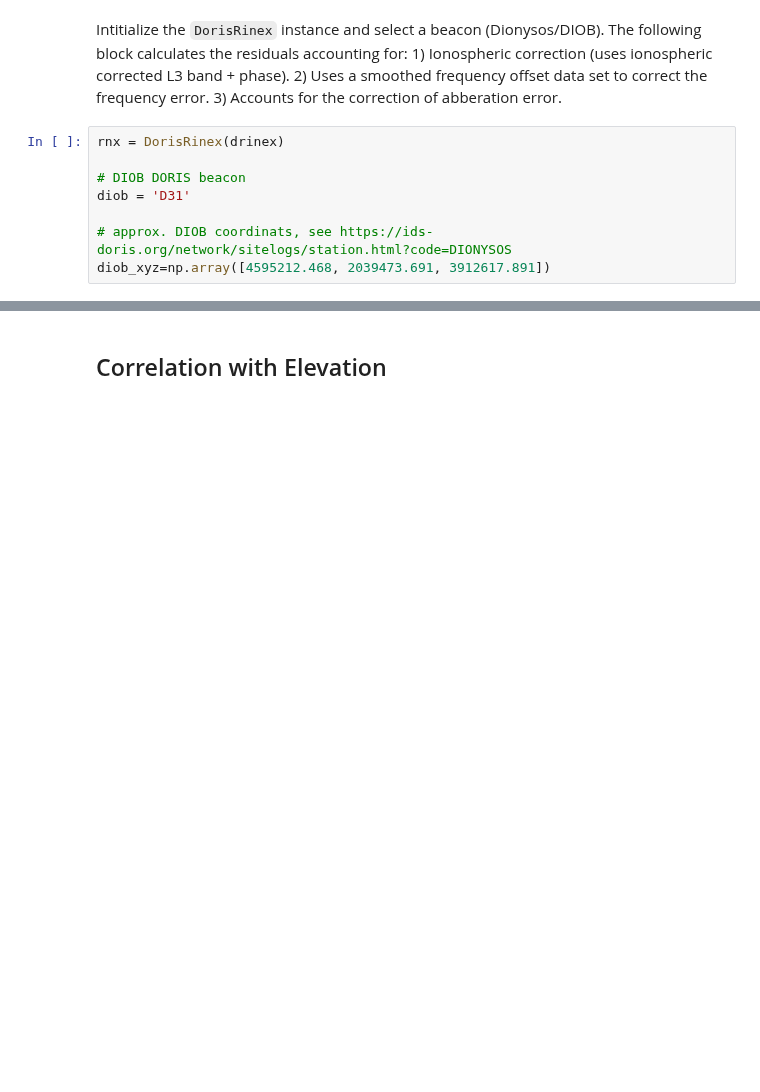
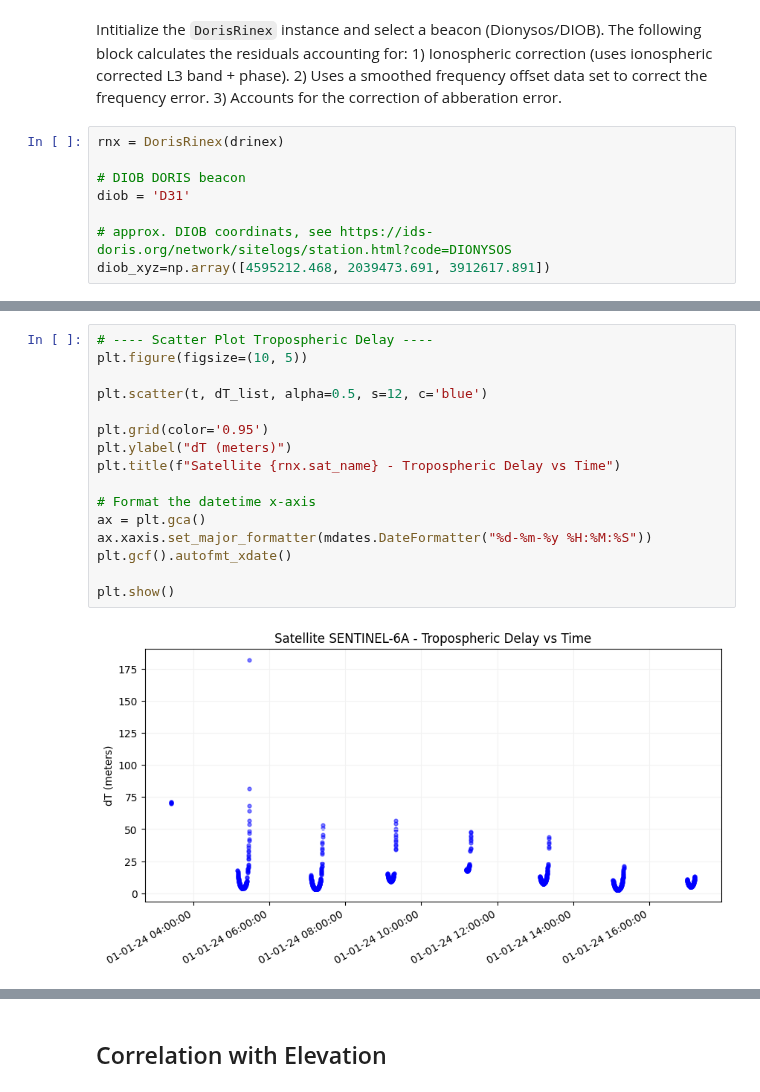
Before and after one commit to DSOlab/AcademicSoftware, a Jupyter notebook: JupiterLab/doris/doris_soph.ipynb, the cells around one changed output, grey strips where cells are left out. Saved outputs shown, nothing was run; the diff lists cells and outputs as text; blank space fills up the shorter version.

Commit message:
tropo update

```diff
--- a/JupiterLab/doris/doris_soph.ipynb
+++ b/JupiterLab/doris/doris_soph.ipynb
@@ -272,0 +333,18 @@ Corrected: X = 4595205.680, Y = 2039492.927, Z = 3912618.462 [m]
+# %%
+# ---- Scatter Plot Tropospheric Delay ----
+plt.figure(figsize=(10, 5))
+
+plt.scatter(t, dT_list, alpha=0.5, s=12, c='blue')
+
+plt.grid(color='0.95')
+plt.ylabel("dT (meters)")
+plt.title(f"Satellite {rnx.sat_name} - Tropospheric Delay vs Time")
+
+# Format the datetime x-axis
+ax = plt.gca()
+ax.xaxis.set_major_formatter(mdates.DateFormatter("%d-%m-%y %H:%M:%S"))
+plt.gcf().autofmt_xdate()
+
+plt.show()
+# %% [output]
+[figure, added]
```
Also changed, not shown: parts of 13 cells of this notebook.
